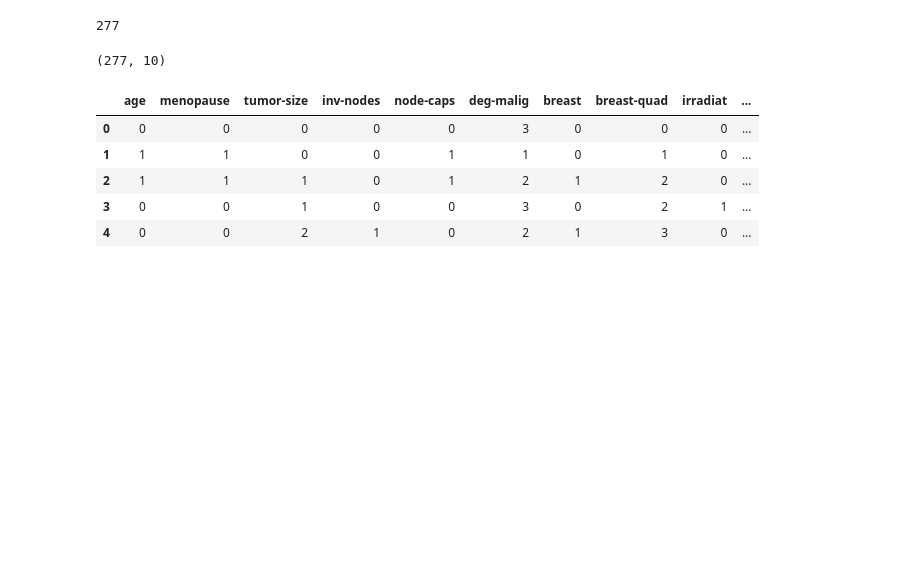
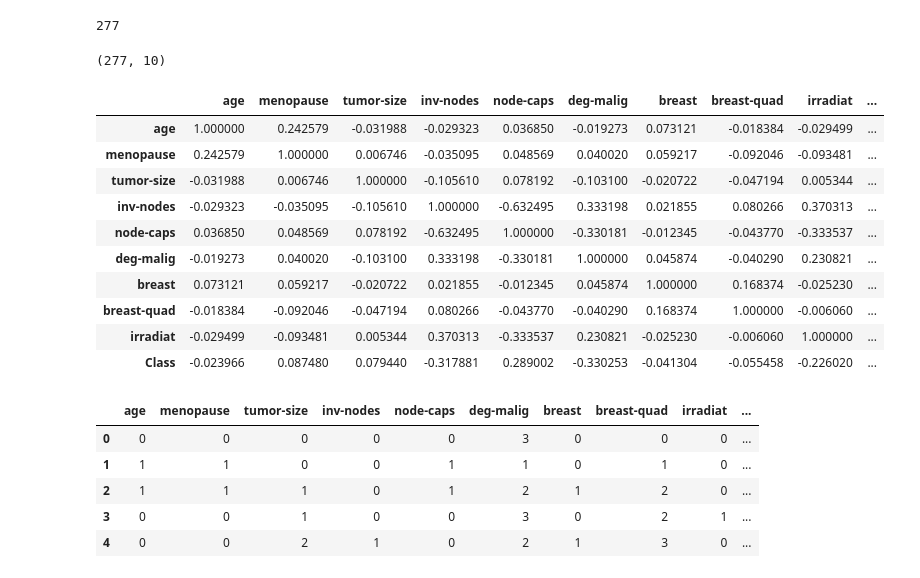
Before and after one commit to marceltransier/datamining-vt21-lab2, a Jupyter notebook: lab2.ipynb, the cells around one changed output. Saved outputs shown, nothing was run; the diff lists cells and outputs as text; code cells hidden in the pictures; blank space fills up the shorter version.

```diff
--- a/lab2.ipynb
+++ b/lab2.ipynb
@@ -60,6 +63,23 @@ codes, cats['irradiat'] = pd.factorize(df['irradiat'])
 df.loc[:,'irradiat'] = codes
 codes, cats['Class'] = pd.factorize(df['Class'])
 df.loc[:,'Class'] = codes
+df.loc[:,'deg-malig'] = df['deg-malig'].astype(int)
+# %%
+corrMat = df.corr()
+
+corrMat.style.background_gradient(cmap='coolwarm')
+# %% [output]
+|  | age | menopause | tumor-size | inv-nodes | node-caps | deg-malig | breast | breast-quad | irradiat | ... |
+| age | 1.000000 | 0.242579 | -0.031988 | -0.029323 | 0.036850 | -0.019273 | 0.073121 | -0.018384 | -0.029499 | ... |
+| menopause | 0.242579 | 1.000000 | 0.006746 | -0.035095 | 0.048569 | 0.040020 | 0.059217 | -0.092046 | -0.093481 | ... |
+| tumor-size | -0.031988 | 0.006746 | 1.000000 | -0.105610 | 0.078192 | -0.103100 | -0.020722 | -0.047194 | 0.005344 | ... |
+| inv-nodes | -0.029323 | -0.035095 | -0.105610 | 1.000000 | -0.632495 | 0.333198 | 0.021855 | 0.080266 | 0.370313 | ... |
+| node-caps | 0.036850 | 0.048569 | 0.078192 | -0.632495 | 1.000000 | -0.330181 | -0.012345 | -0.043770 | -0.333537 | ... |
+| deg-malig | -0.019273 | 0.040020 | -0.103100 | 0.333198 | -0.330181 | 1.000000 | 0.045874 | -0.040290 | 0.230821 | ... |
+| breast | 0.073121 | 0.059217 | -0.020722 | 0.021855 | -0.012345 | 0.045874 | 1.000000 | 0.168374 | -0.025230 | ... |
+| breast-quad | -0.018384 | -0.092046 | -0.047194 | 0.080266 | -0.043770 | -0.040290 | 0.168374 | 1.000000 | -0.006060 | ... |
+| irradiat | -0.029499 | -0.093481 | 0.005344 | 0.370313 | -0.333537 | 0.230821 | -0.025230 | -0.006060 | 1.000000 | ... |
+| Class | -0.023966 | 0.087480 | 0.079440 | -0.317881 | 0.289002 | -0.330253 | -0.041304 | -0.055458 | -0.226020 | ... |
 # %%
 df.head()
 # %% [output]
```
Also changed, not shown: parts of 9 cells of this notebook.
